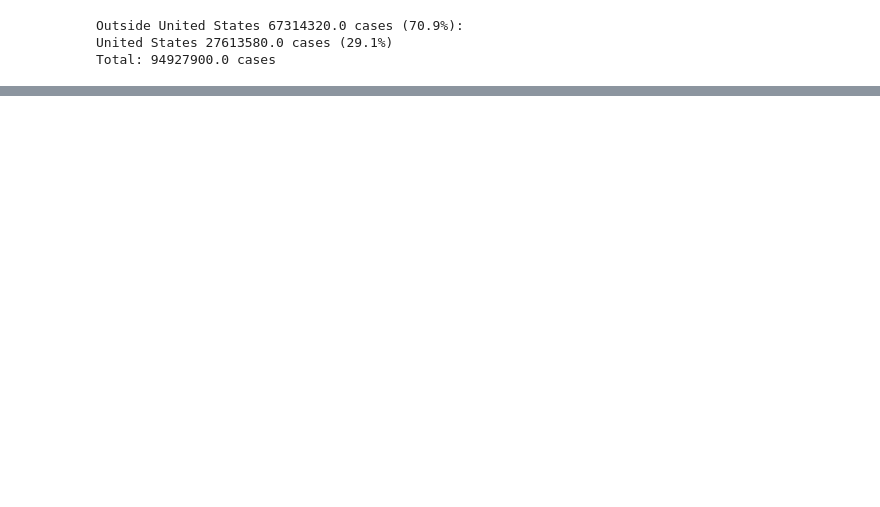
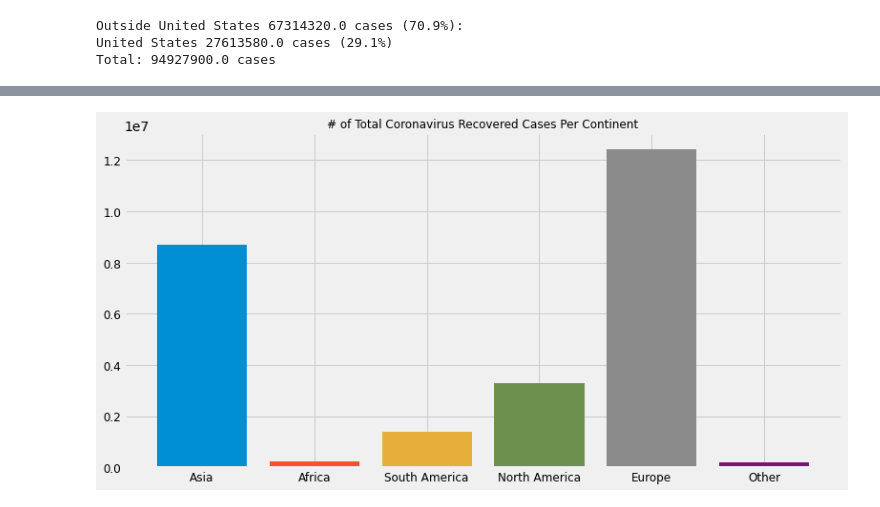
Before and after one commit to ochanyo/COVID-19-DATA-VISUALIZATION, a Jupyter notebook: COVID 19.ipynb, the cells around one changed output, grey strips where cells are left out. Cells and saved outputs as stored; diff of their text form; code cells hidden in the pictures; blank space fills up the shorter version.

```diff
--- a/COVID 19.ipynb
+++ b/COVID 19.ipynb
@@ -583,0 +1075,16 @@ select_China
+# %%
+#Comparing Recoveries by Continent
+plt.figure(figsize=(12, 6))
+plt.bar('Asia', total_recovered_Asia)
+plt.bar('Africa', total_recovered_Africa)
+plt.bar('South America', total_recovered_SouthAmerica)
+plt.bar('North America', total_recovered_NorthAmerica)
+plt.bar('Europe', total_recovered_Europe)
+plt.bar('Other', total_recovered_Other)
+
+plt.title('# of Total Coronavirus Recovered Cases Per Continent', size=12)
+plt.xticks(size=12)
+plt.yticks(size=12)
+plt.show()
+# %% [output]
+[figure, added]
```
Also changed, not shown: parts of 67 cells of this notebook.
